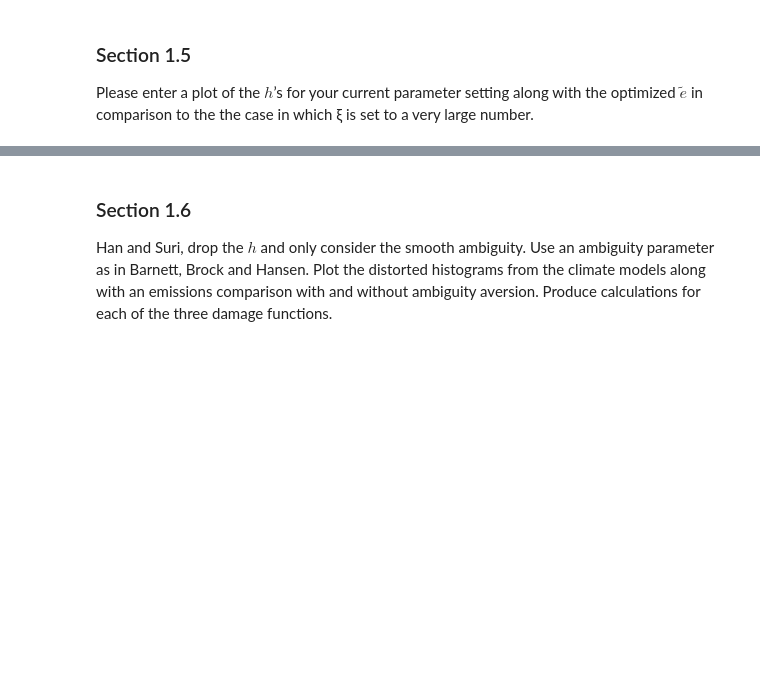
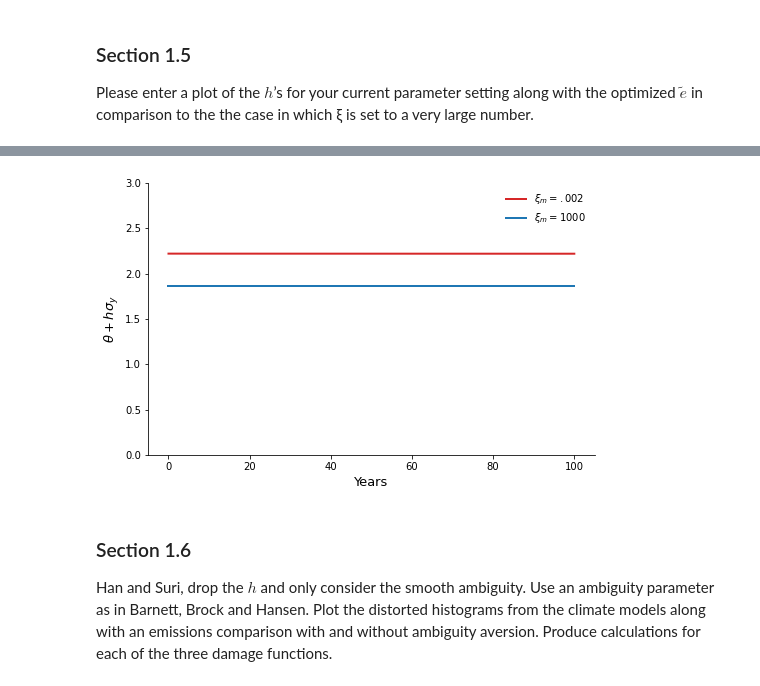
Before and after one commit to lphansen/ClimateUncertaintySpillover, a Jupyter notebook: notebook/experiment_plots.ipynb, the cells around one changed output, grey strips where cells are left out. Saved outputs shown, nothing was run; the diff lists cells and outputs as text; code cells hidden in the pictures; blank space fills up the shorter version.

```diff
--- a/notebook/experiment_plots.ipynb
+++ b/notebook/experiment_plots.ipynb
@@ -94,3 +104,14 @@ fig.savefig('../plots/experiment/figure_1.pdf')
+# %%
+plt.figure(figsize=(8, 5))
+plt.plot((ht_distorted*σ_y+np.mean(θ))*1000, color='C3', label=r'$\xi_m = .002$', linewidth=2.)
+plt.plot((ht_baseline*σ_y+np.mean(θ))*1000, color='C0', label=r'$\xi_m = 1000$', linewidth=2.)
+plt.xlabel('Years', fontsize=13)
+plt.ylabel(r'$\theta + h\sigma_y$', fontsize=13)
+plt.legend(frameon=False)
+plt.ylim(0, 3.)
+plt.savefig('../plots/experiment/figure_2.pdf')
+# %% [output]
+[figure, added]
 # %% [markdown]
 ### Section 1.6
 Han and Suri, drop the $h$ and only consider the smooth ambiguity. Use an ambiguity parameter as in Barnett, Brock and Hansen. Plot the distorted histograms from the climate models along with an emissions comparison with and without ambiguity aversion. Produce calculations for each of the three damage functions.
```
Also changed, not shown: parts of 5 cells of this notebook, 31 other files.
